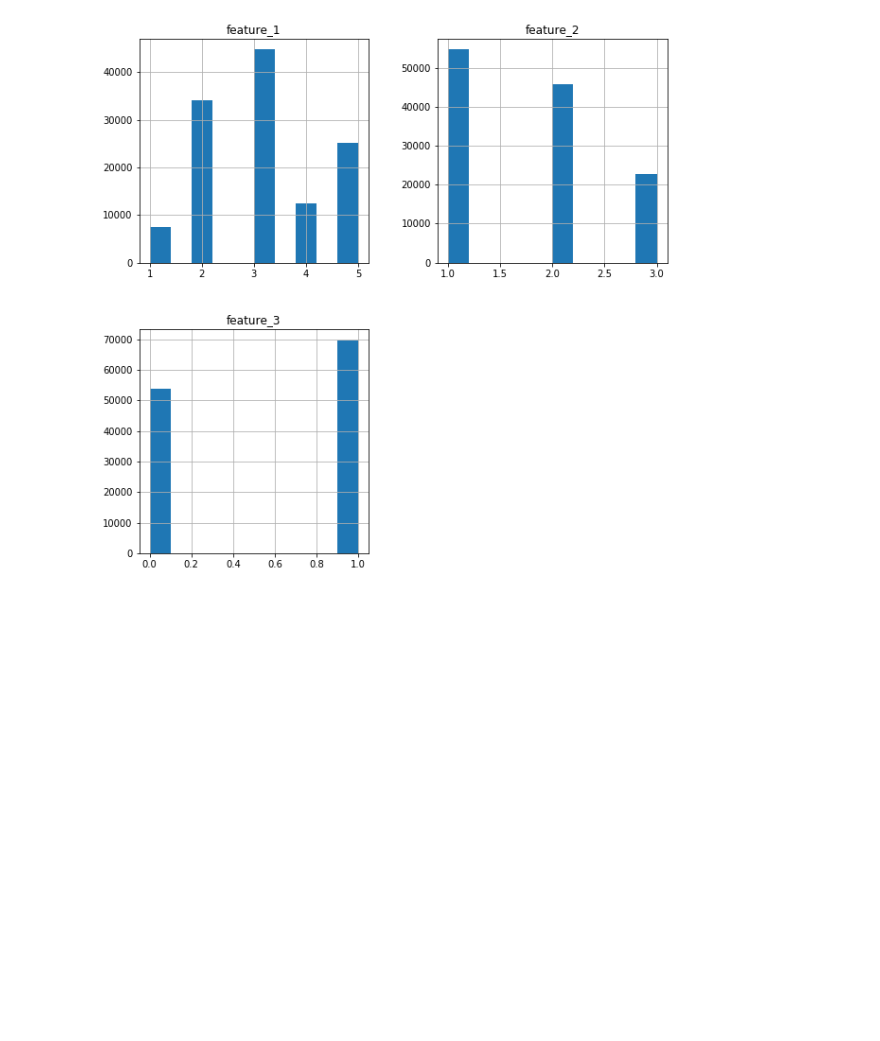
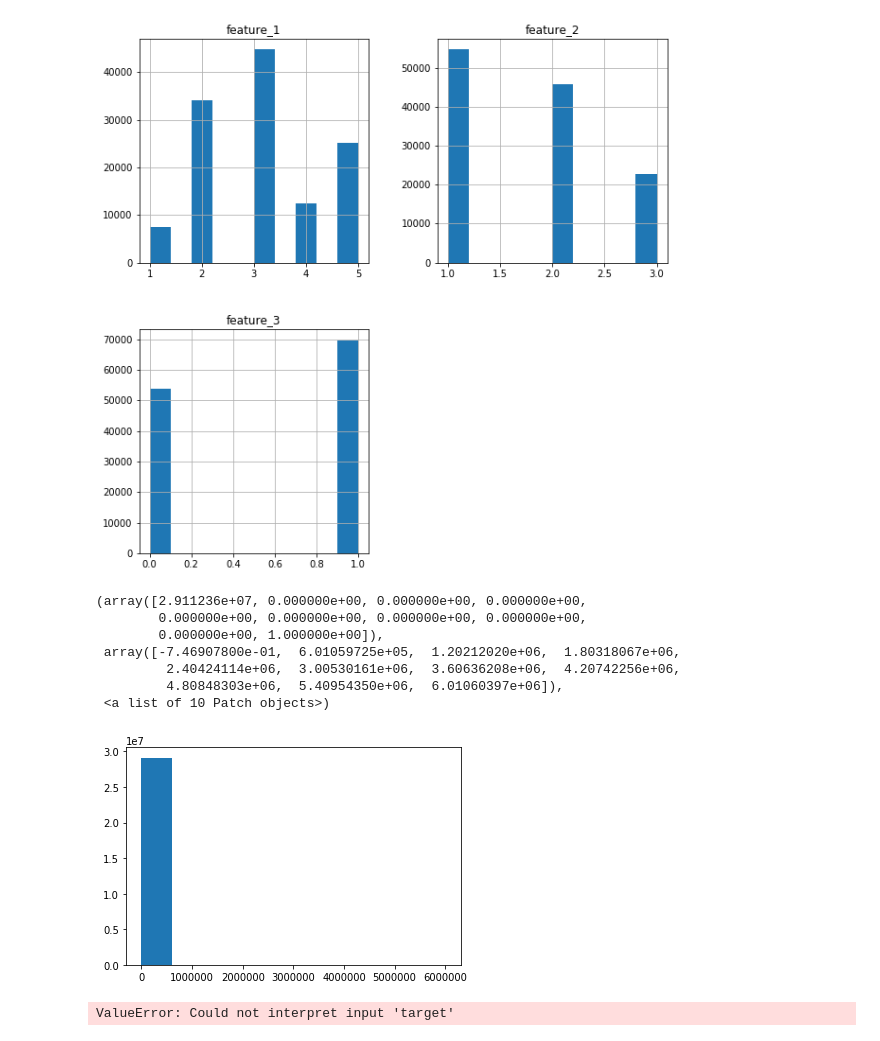
Before and after one commit to hao-sharethis/elo-cee-690, a Jupyter notebook: core/summary-statistics.ipynb, the cells around one changed output. Cells and saved outputs as stored; diff of their text form; code cells hidden in the pictures; blank space fills up the shorter version.

```diff
--- a/core/summary-statistics.ipynb
+++ b/core/summary-statistics.ipynb
@@ -128,3 +141,22 @@ test.hist(figsize=(10,10))
 plt.show()
 # %% [output]
 [figure]
+# %%
+plt.hist(historical_transactions['purchase_amount'])
+# %% [output]
+(array([2.911236e+07, 0.000000e+00, 0.000000e+00, 0.000000e+00,
+        0.000000e+00, 0.000000e+00, 0.000000e+00, 0.000000e+00,
+        0.000000e+00, 1.000000e+00]),
+ array([-7.46907800e-01,  6.01059725e+05,  1.20212020e+06,  1.80318067e+06,
+         2.40424114e+06,  3.00530161e+06,  3.60636208e+06,  4.20742256e+06,
+         4.80848303e+06,  5.40954350e+06,  6.01060397e+06]),
+ <a list of 10 Patch objects>)
+[figure, added]
+# %%
+ax = sns.lineplot(x = "purchase_date", y = "target",
+                  markers = True, dashes = False, data = historical_transactions)
+plt.xticks(rotation = 45)
+ax.set_title('Target Variable Changes over Purchase Month')
+ax.set_xlabel('Purchase Month')
+# %% [output]
+ValueError: Could not interpret input 'target'
```
Also changed, not shown: parts of 5 cells of this notebook, 4 other files.
